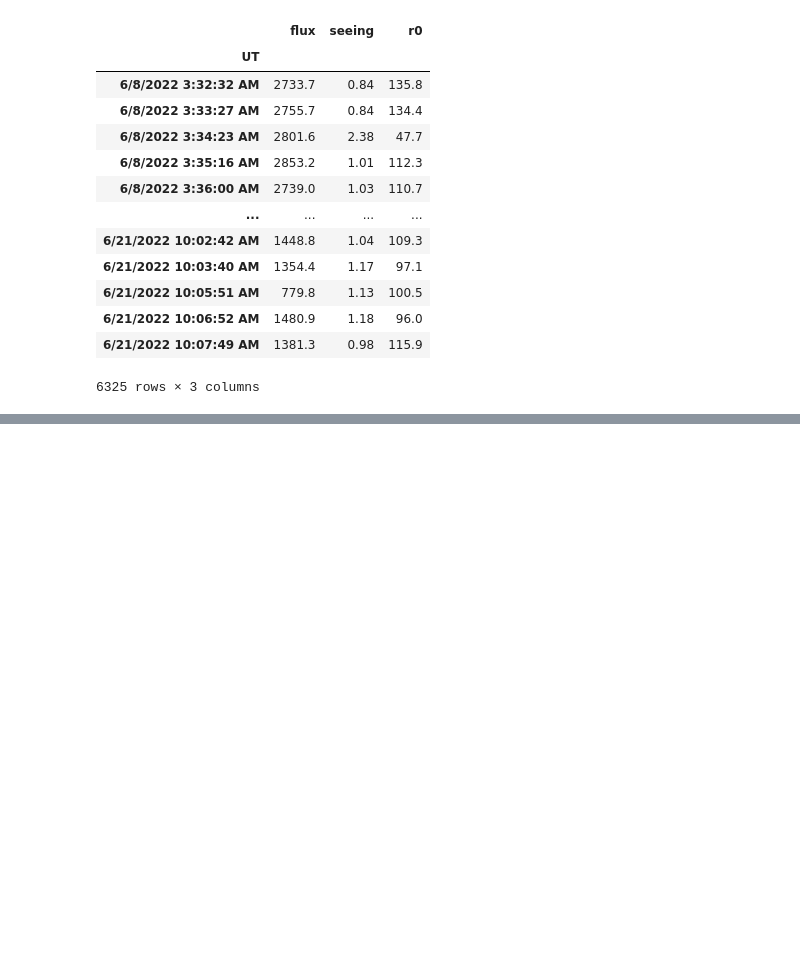
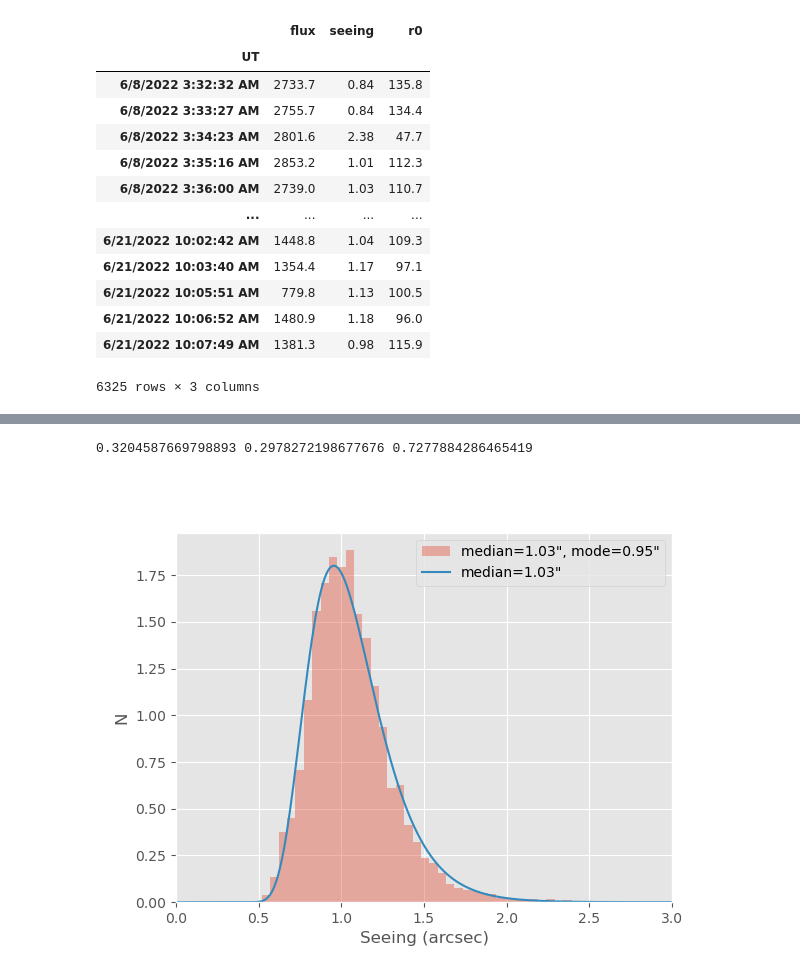
Before and after one commit to MMTObservatory/minicyclop, a Jupyter notebook: notebooks/dev.ipynb, the cells around one changed output, grey strips where cells are left out. Drawn from its saved outputs; the diff is of its cells as text; code cells hidden in the pictures; blank space fills up the shorter version.

```diff
--- a/notebooks/dev.ipynb
+++ b/notebooks/dev.ipynb
@@ -51,0 +51,26 @@ df
+# %%
+# fit a log-normal distribution to the seeing data
+sigma, loc, exp_mu = lognorm.fit(df['seeing'])
+print(sigma, loc, exp_mu)
+x = np.arange(0.0, 4.0, 0.01)
+p = lognorm.pdf(x, sigma, loc=loc, scale=exp_mu)
+mu = np.log(exp_mu)
+mode = np.exp(mu - sigma**2) + loc
+median = np.nanmedian(df['seeing'])
+fit_median = exp_mu + loc
+# %% [output]
+0.3204587669798893 0.2978272198677676 0.7277884286465419
+# %%
+fig = plt.figure()
+with plt.style.context('ggplot'):
+    hist(df['seeing'], bins='scott', histtype='stepfilled', alpha=0.4, density=True)
+    logp = plt.plot(x, p, label="logp")
+    plt.xlabel("Seeing (arcsec)")
+    plt.ylabel("N")
+    plt.xlim([0.0, 3.0])
+    plt.legend(["median=%.2f\", mode=%.2f\"" % (fit_median, mode), "median=%.2f\"" % (
+        median
+    )])
+plt.show()
+# %% [output]
+[figure, added]
```
Also changed, not shown: parts of 8 cells of this notebook.
